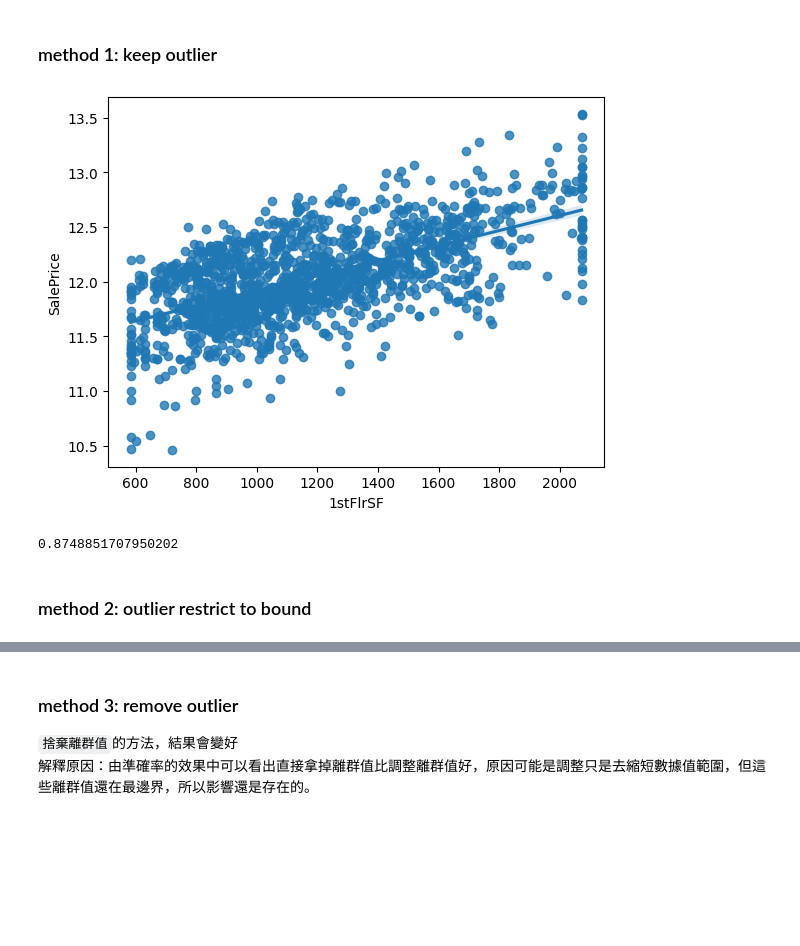
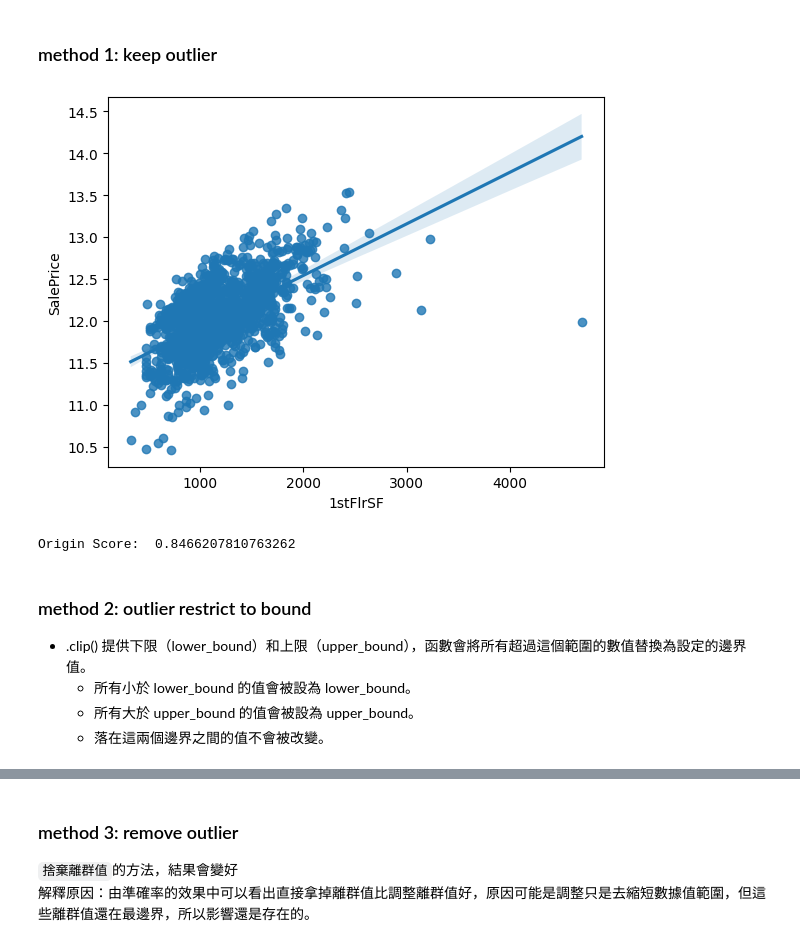
Before and after one commit to taiwanfifi/DL, a Jupyter notebook: DL.ipynb, the cells around one changed output, grey strips where cells are left out. Cells and saved outputs as stored; diff of their text form; code cells hidden in the pictures; blank space fills up the shorter version.

```diff
--- a/DL.ipynb
+++ b/DL.ipynb
@@ -17,12 +22,12 @@ from sklearn.preprocessing import MinMaxScaler
 from sklearn.model_selection import cross_val_score
 from sklearn.linear_model import LinearRegression
 
-data_path = '/content/drive/MyDrive/openai/DL-course/data/'
-df_train = pd.read_csv(data_path + 'house_train.csv.gz')
+data_path = 'https://github.com/taiwanfifi/DL/raw/main/data/house_train.csv.gz'
+df_train = pd.read_csv(data_path)
 
 train_Y = np.log1p(df_train['SalePrice'])
 df = df_train.drop(['Id', 'SalePrice'] , axis=1)
-df.head()
+display(df)
 # %% [output]
 |  | MSSubClass | MSZoning | LotFrontage | LotArea | Street | Alley | LotShape | LandContour | Utilities | ... |
 | 0 | 60 | RL | 65.0 | 8450 | Pave | NaN | Reg | Lvl | AllPub | ... |
@@ -68,20 +85,25 @@ df.head()
 # %%
 # 顯示 1stFlrSF 與目標值的散佈圖
 import seaborn as sns
 import matplotlib.pyplot as plt
 sns.regplot(x = df['1stFlrSF'][:train_num], y=train_Y)
 plt.show()
 
 # 做線性迴歸, 觀察分數
 train_X = MMEncoder.fit_transform(df) # 歸一化處理
 estimator = LinearRegression()
 origin_score = cross_val_score(estimator, train_X, train_Y, cv=5).mean() # cross validation 5 fold
-origin_score
+print('Origin Score: ', origin_score)
 # %% [output]
-[figure, old version]
+[figure, new version]
-0.8748851707950202
+Origin Score:  0.8466207810763262
 # %% [markdown]
 ### method 2: outlier restrict to bound
+
+- .clip() 提供下限（lower_bound）和上限（upper_bound），函數會將所有超過這個範圍的數值替換為設定的邊界值。
+  - 所有小於 lower_bound 的值會被設為 lower_bound。
+  - 所有大於 upper_bound 的值會被設為 upper_bound。
+  - 落在這兩個邊界之間的值不會被改變。
 # %%
 # 將 1stFlrSF 限制在你覺得適合的範圍內, 調整離群值
 ## 檢查分位數，代表的值: 我這邊取3%、97%
```
Also changed, not shown: parts of 6 cells of this notebook.
